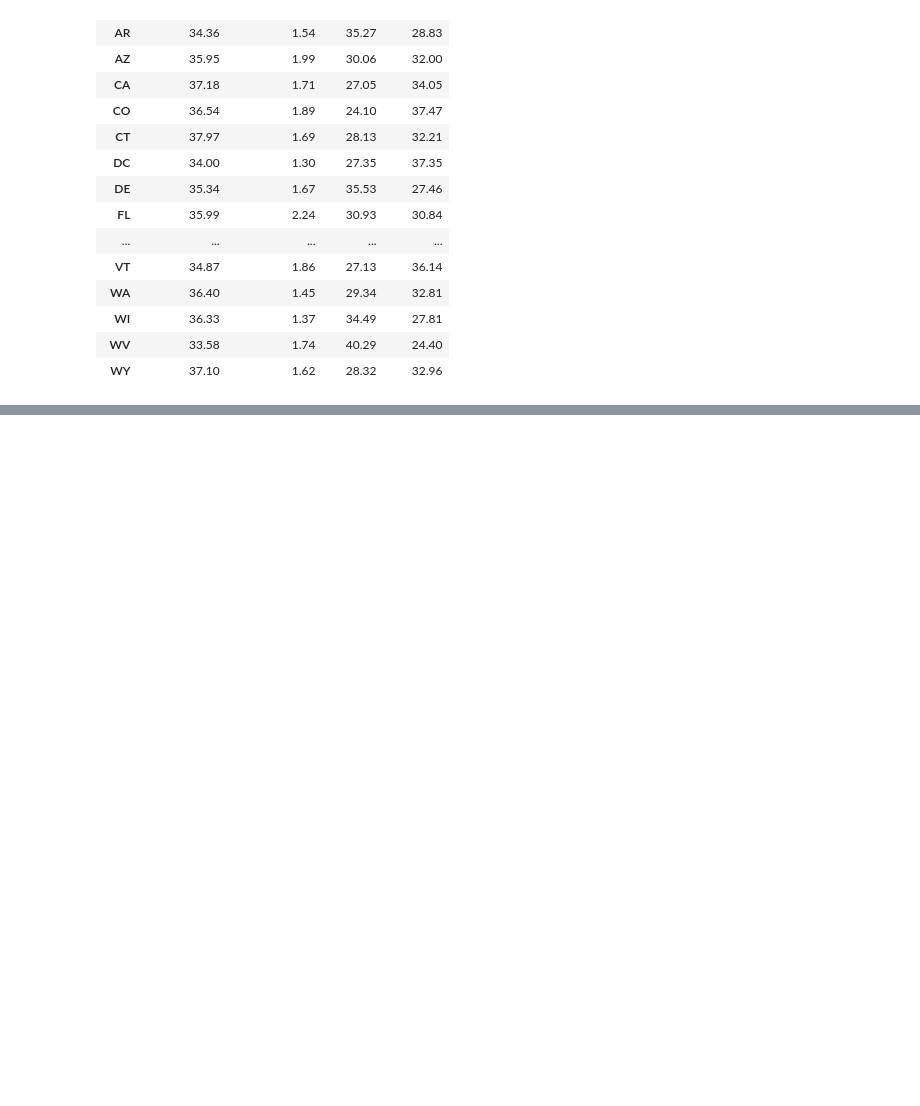
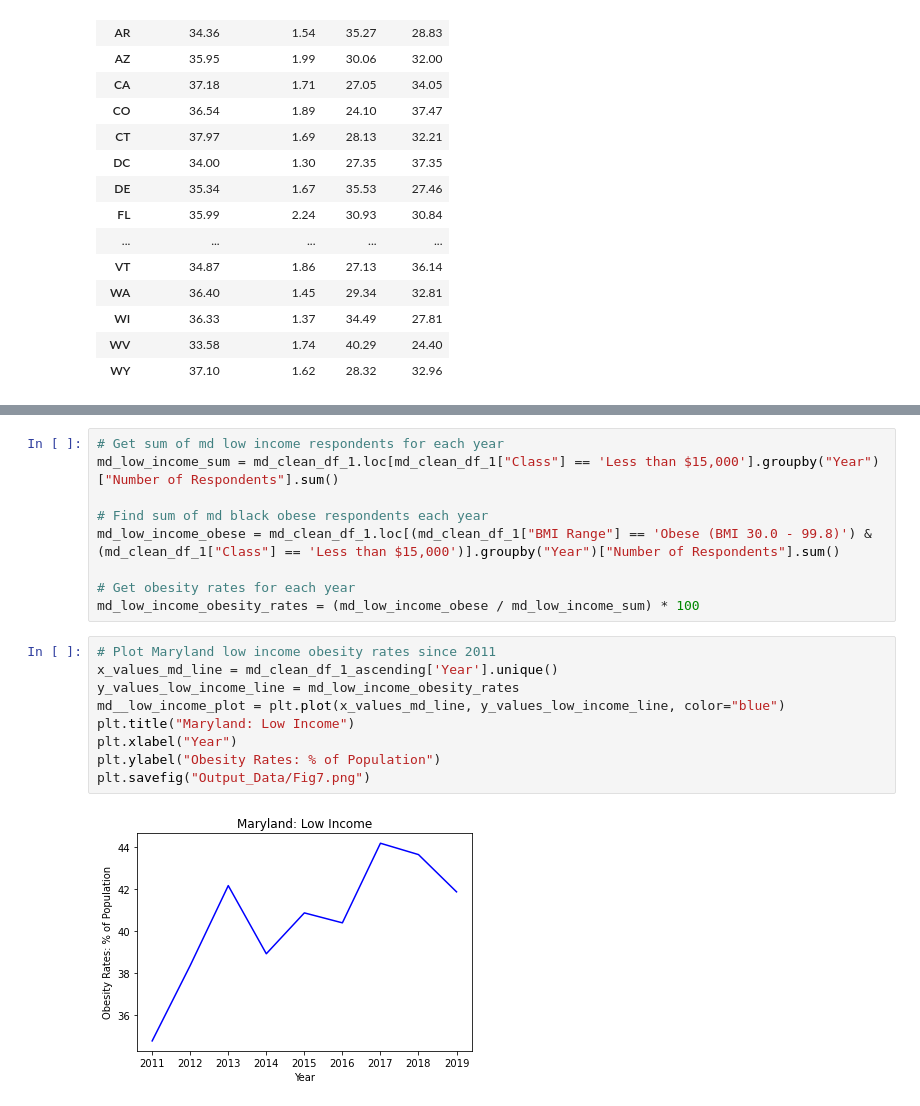
Before and after one commit to rnwokoye/analysing_obesisty_trends, a Jupyter notebook: State_Analysis.ipynb, the cells around one changed output, grey strips where cells are left out. Cells and saved outputs as stored; diff of their text form; blank space fills up the shorter version.

```diff
--- a/State_Analysis.ipynb
+++ b/State_Analysis.ipynb
@@ -258,0 +345,20 @@ Text(0, 0.5, 'Normal Weight: BMI 18.5-24.9')
+# %%
+# Get sum of md low income respondents for each year
+md_low_income_sum = md_clean_df_1.loc[md_clean_df_1["Class"] == 'Less than $15,000'].groupby("Year")["Number of Respondents"].sum()
+
+# Find sum of md black obese respondents each year
+md_low_income_obese = md_clean_df_1.loc[(md_clean_df_1["BMI Range"] == 'Obese (BMI 30.0 - 99.8)') & (md_clean_df_1["Class"] == 'Less than $15,000')].groupby("Year")["Number of Respondents"].sum()
+
+# Get obesity rates for each year
+md_low_income_obesity_rates = (md_low_income_obese / md_low_income_sum) * 100
+# %%
+# Plot Maryland low income obesity rates since 2011
+x_values_md_line = md_clean_df_1_ascending['Year'].unique()
+y_values_low_income_line = md_low_income_obesity_rates
+md__low_income_plot = plt.plot(x_values_md_line, y_values_low_income_line, color="blue")
+plt.title("Maryland: Low Income")
+plt.xlabel("Year")
+plt.ylabel("Obesity Rates: % of Population")
+plt.savefig("Output_Data/Fig7.png")
+# %% [output]
+[figure, added]
```
Also changed, not shown: parts of 21 cells of this notebook, 11 other files.
